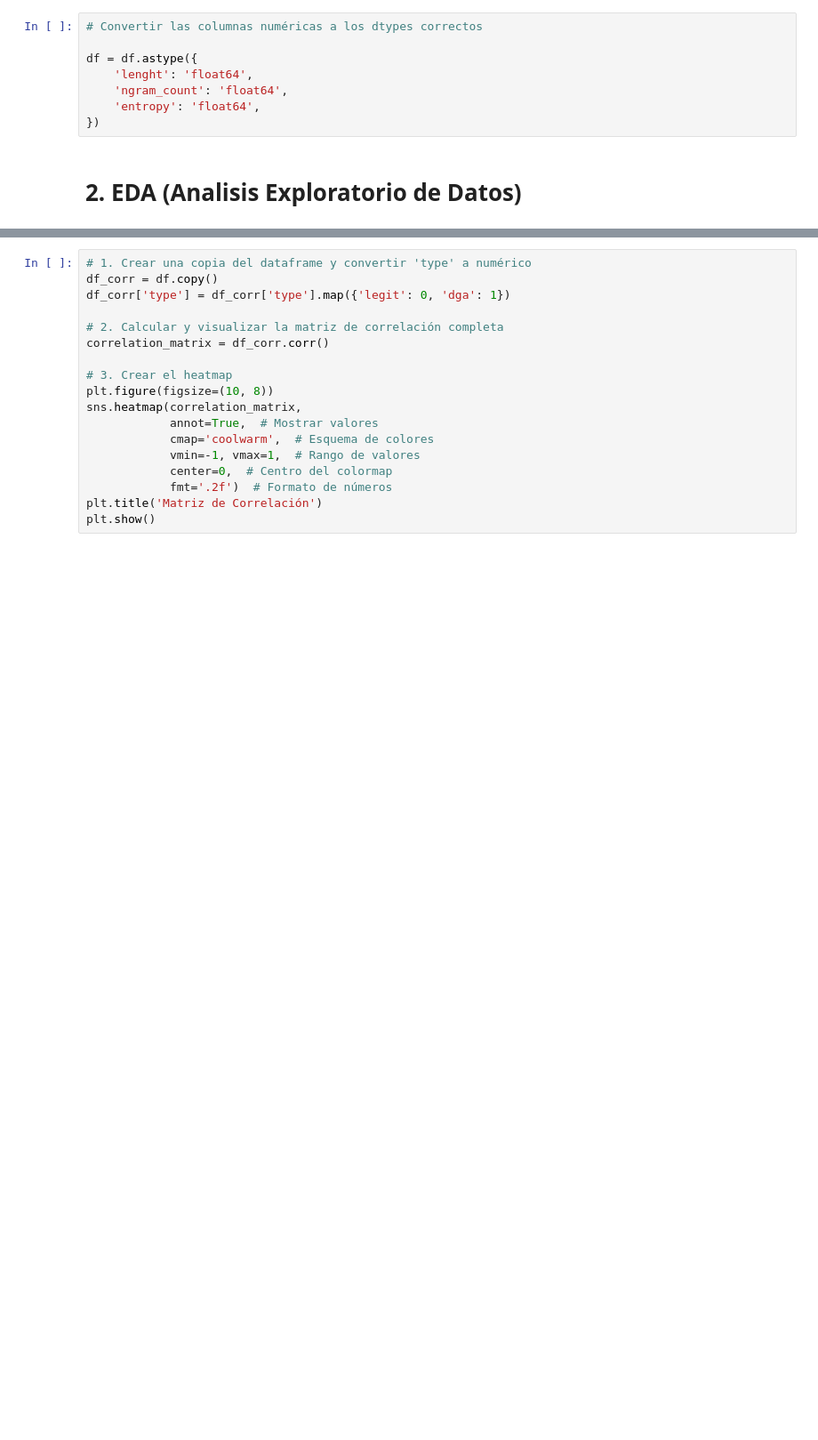
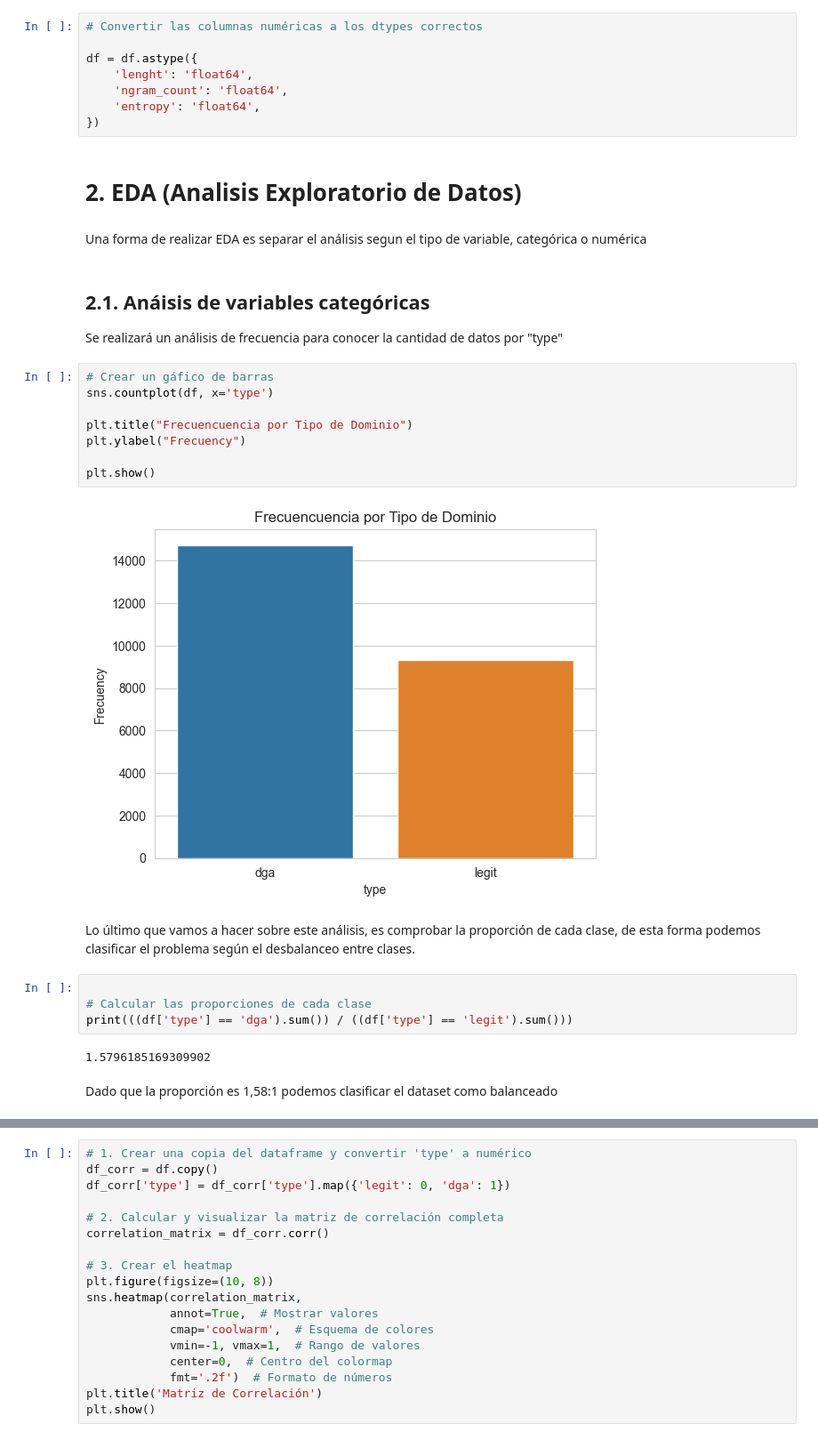
Before and after one commit to jpheredia/DGA_Classification, a Jupyter notebook: Project_notebook.ipynb, the cells around one changed output, grey strips where cells are left out. Shown at 89% size. Drawn from its saved outputs; the diff is of its cells as text; blank space fills up the shorter version.

```diff
--- a/Project_notebook.ipynb
+++ b/Project_notebook.ipynb
@@ -98,3 +98,29 @@ df = df.astype({
 })
 # %% [markdown]
 # 2. EDA (Analisis Exploratorio de Datos)
+# %% [markdown]
+Una forma de realizar EDA es separar el análisis segun el tipo de variable, categórica o numérica
+# %% [markdown]
+## 2.1. Anáisis de variables categóricas
+
+Se realizará un análisis de frecuencia para conocer la cantidad de datos por "type"
+# %%
+# Crear un gáfico de barras
+sns.countplot(df, x='type')
+
+plt.title("Frecuencuencia por Tipo de Dominio")
+plt.ylabel("Frecuency")
+
+plt.show()
+# %% [output]
+[figure, added]
+# %% [markdown]
+Lo último que vamos a hacer sobre este análisis, es comprobar la proporción de cada clase, de esta forma podemos clasificar el problema según el desbalanceo entre clases.
+# %%
+
+# Calcular las proporciones de cada clase
+print(((df['type'] == 'dga').sum()) / ((df['type'] == 'legit').sum()))
+# %% [output]
+1.5796185169309902
+# %% [markdown]
+Dado que la proporción es 1,58:1 podemos clasificar el dataset como balanceado
```
Also changed, not shown: parts of 16 cells of this notebook.
